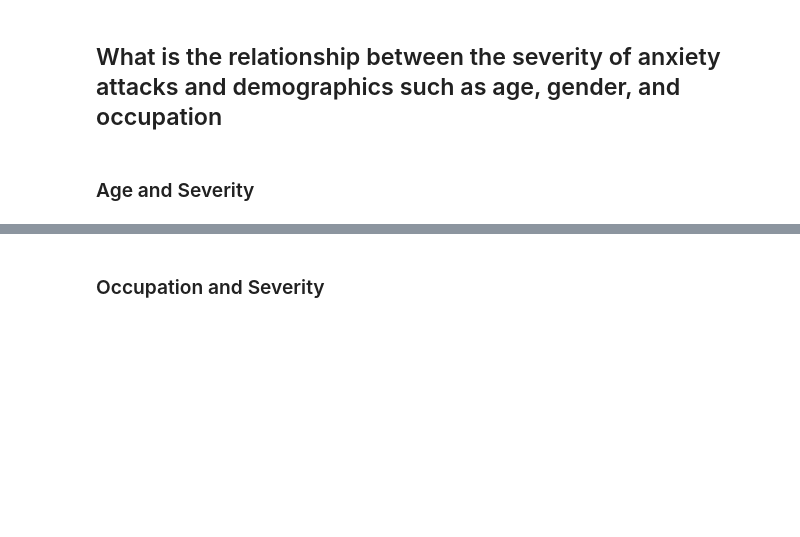
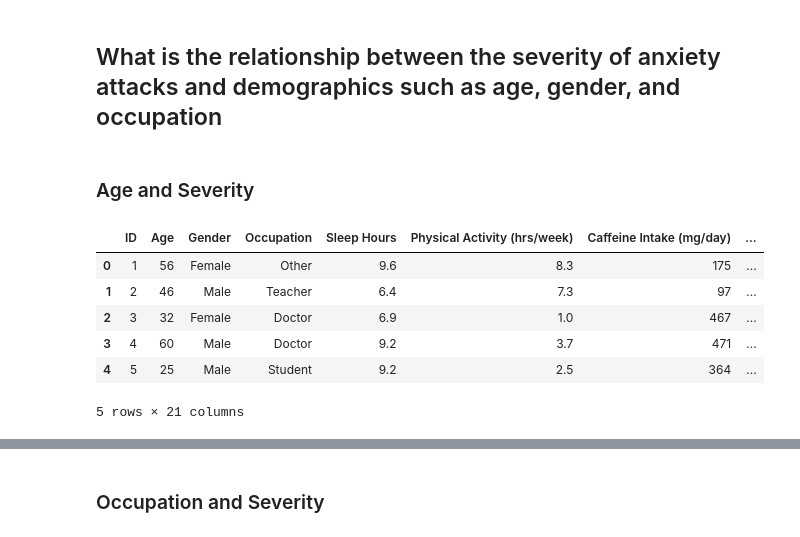
Before and after one commit to mopfun/2025-Project1-Group4, a Jupyter notebook: main.ipynb, the cells around one changed output, grey strips where cells are left out. Saved outputs shown, nothing was run; the diff lists cells and outputs as text; code cells hidden in the pictures; blank space fills up the shorter version.

```diff
--- a/main.ipynb
+++ b/main.ipynb
@@ -70,6 +144,24 @@ organized_anxiety_df.tail(500)
 ## What is the relationship between the severity of anxiety attacks and demographics such as age, gender, and occupation
 # %% [markdown]
 ### Age and Severity
+# %%
+# remove dupes of ages
+# limited_anxiety_df = anxiety_df.drop_duplicates(subset=['Age'])
+# limited_anxiety_df
+
+# group by age ranges using bins
+age_groups = [18,25,35,45,55,65]
+group_names = ['Group 1', 'Group 2', 'Group 3', 'Group 4', 'Group 5']
+anxiety_df['Group Name'] = pd.cut(anxiety_df['Age'], age_groups, labels=group_names, include_lowest=True)
+anxiety_df.head()
+# %% [output]
+|  | ID | Age | Gender | Occupation | Sleep Hours | Physical Activity (hrs/week) | Caffeine Intake (mg/day) | ... |
+| 0 | 1 | 56 | Female | Other | 9.6 | 8.3 | 175 | ... |
+| 1 | 2 | 46 | Male | Teacher | 6.4 | 7.3 | 97 | ... |
+| 2 | 3 | 32 | Female | Doctor | 6.9 | 1.0 | 467 | ... |
+| 3 | 4 | 60 | Male | Doctor | 9.2 | 3.7 | 471 | ... |
+| 4 | 5 | 25 | Male | Student | 9.2 | 2.5 | 364 | ... |
+5 rows × 21 columns
 # %%
 #severity and age original before organized df (below) - still should give the same output
 mean = anxiety_df.groupby('Severity')['Age'].mean()
```
Also changed, not shown: parts of 23 cells of this notebook, 6 other files.
